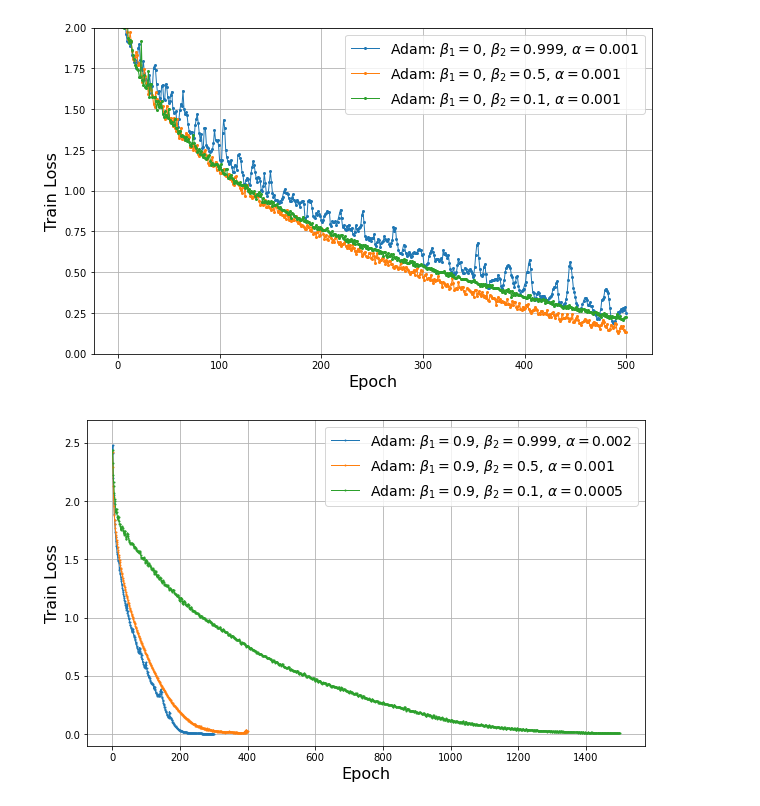
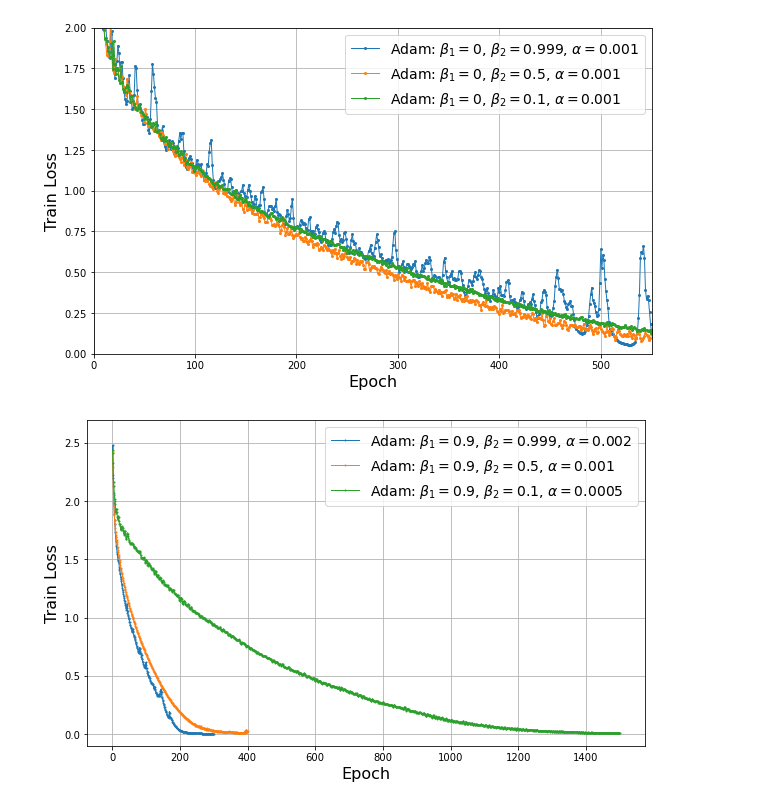
Before and after one commit to artem-riabinin/Adam_experiments, a Jupyter notebook: plots/plots.ipynb, the cells around one changed output. Drawn from its saved outputs; the diff is of its cells as text; code cells hidden in the pictures.

```diff
--- a/plots/plots.ipynb
+++ b/plots/plots.ipynb
@@ -31,36 +31,37 @@ def plot_multiple_train_losses(log_file_paths):
     # Iterate over each log file and plot its data
     k = 0
     for log_file_path in log_file_paths:
         epochs, train_losses = parse_log_file(log_file_path)
         if k == 0:
             plt.plot(epochs, train_losses, label=r'Adam: $\beta_1 = 0$, $\beta_2 = 0.999$, $\alpha = 0.001$', marker='o', markersize=2, linewidth=1)
         if k == 1:
             plt.plot(epochs, train_losses, label=r'Adam: $\beta_1 = 0$, $\beta_2 = 0.5$, $\alpha = 0.001$', marker='o', markersize=2, linewidth=1)
         if k == 2:
             plt.plot(epochs, train_losses, label=r'Adam: $\beta_1 = 0$, $\beta_2 = 0.1$, $\alpha = 0.001$', marker='o', markersize=2, linewidth=1)
         k+=1
 
     # Customize the plot
     plt.xlabel('Epoch', fontsize=16)
     plt.ylabel('Train Loss', fontsize=16)
     plt.grid(True)
+    plt.xlim([0, 550])
     plt.ylim([0, 2])
     plt.legend(fontsize=14)
     plt.savefig('resnet_exp_1.pdf', format='pdf')
     plt.show()
 
 # Main function
 if __name__ == "__main__":
     log_file_paths = [
-        'output1.txt',
+        'output3.txt',
         'output2.txt',
-        'output3.txt'
+        'output1.txt'
     ]
 
     # Plot train loss vs epochs for all log files
     plot_multiple_train_losses(log_file_paths)
 # %% [output]
-[figure, old version]
+[figure, new version]
 # %%
 import matplotlib.pyplot as plt
 import re
```
Also changed, not shown: parts of 1 cell of this notebook, 3 other files.
